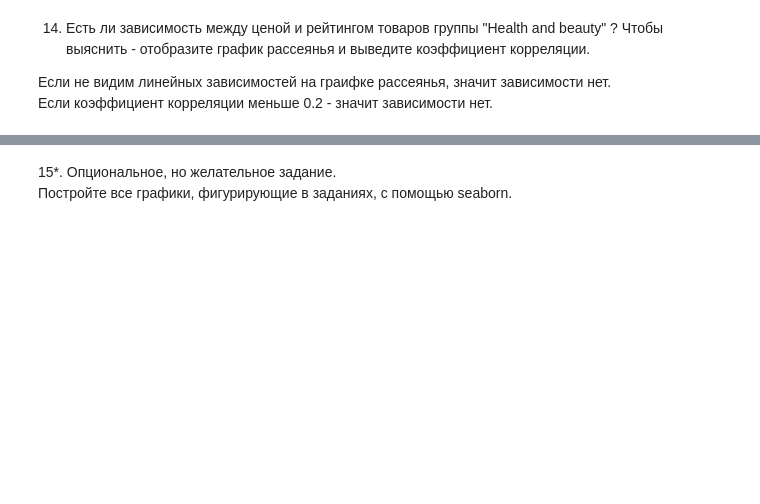
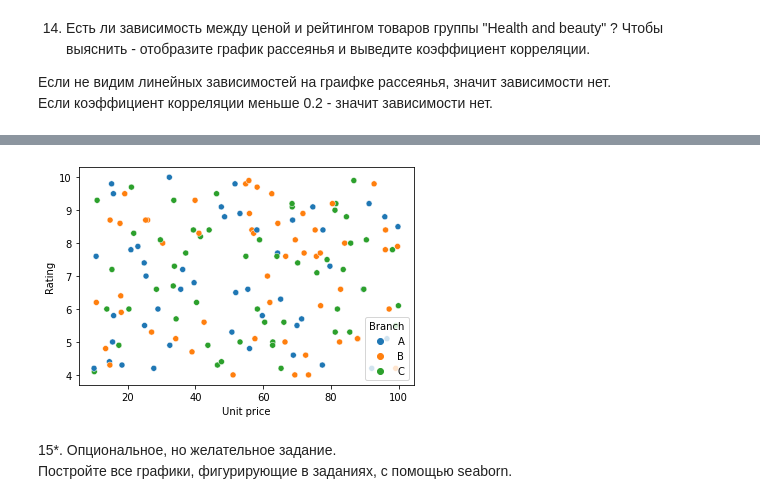
Before and after one commit to Delfori/Data_Analisys, a Jupyter notebook: rb_python_for_science/Lessons_3_4/HW2. Pandas. Basic visualizations.ipynb, the cells around one changed output, grey strips where cells are left out. Cells and saved outputs as stored; diff of their text form; code cells hidden in the pictures; blank space fills up the shorter version.

```diff
--- a/rb_python_for_science/Lessons_3_4/HW2. Pandas. Basic visualizations.ipynb
+++ b/rb_python_for_science/Lessons_3_4/HW2. Pandas. Basic visualizations.ipynb
@@ -245,3 +273,10 @@ purch.style.background_gradient()
+# %%
+sns.scatterplot(
+    data=df[df['Product line']=='Health and beauty'],
+    x='Unit price', y='Rating', hue='Branch'
+);
+# %% [output]
+[figure, added]
 # %% [markdown]
 15*. Опциональное, но желательное задание.
 Постройте все графики, фигурирующие в заданиях, с помощью seaborn.
```
Also changed, not shown: parts of 7 cells of this notebook, 1 other file.
